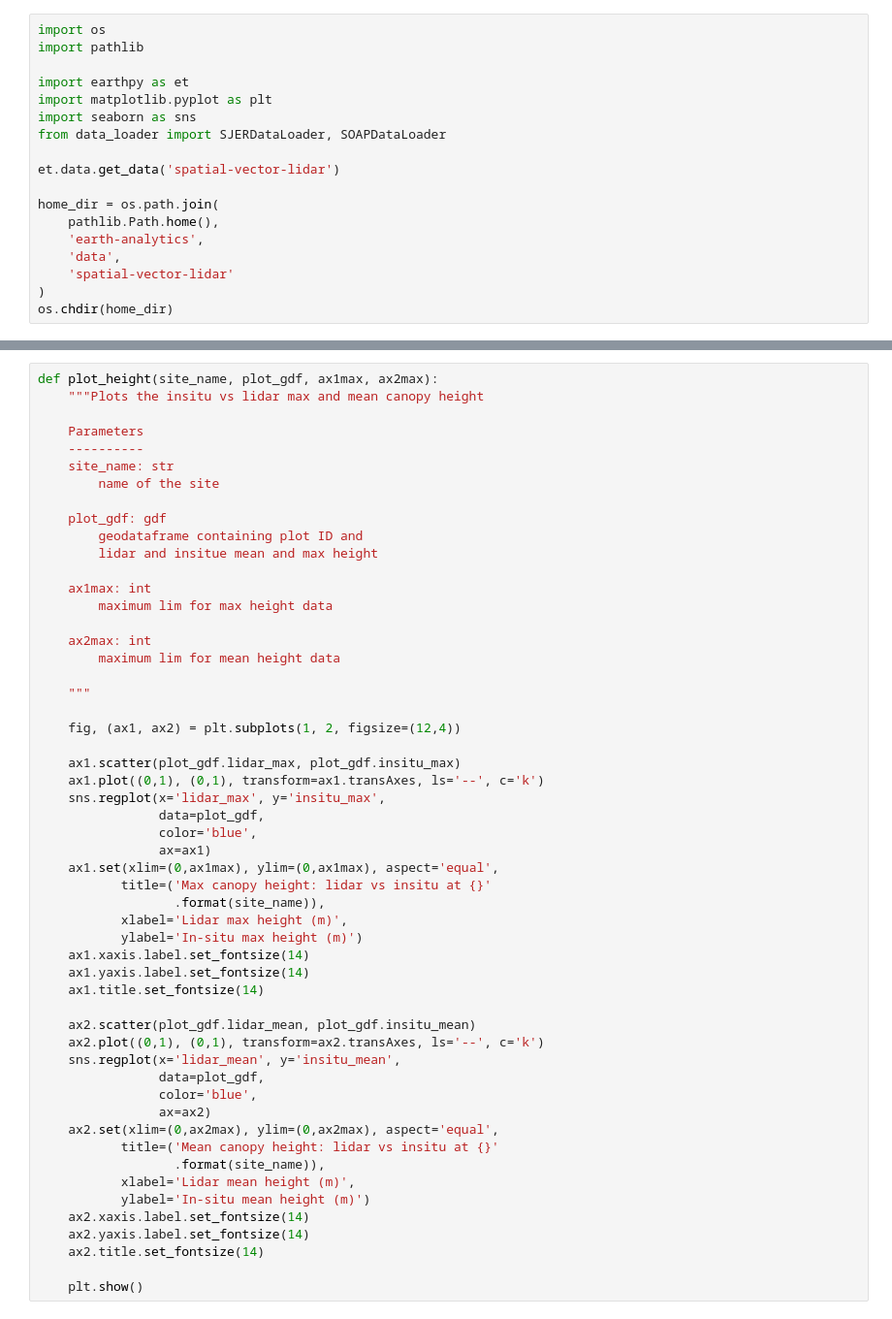
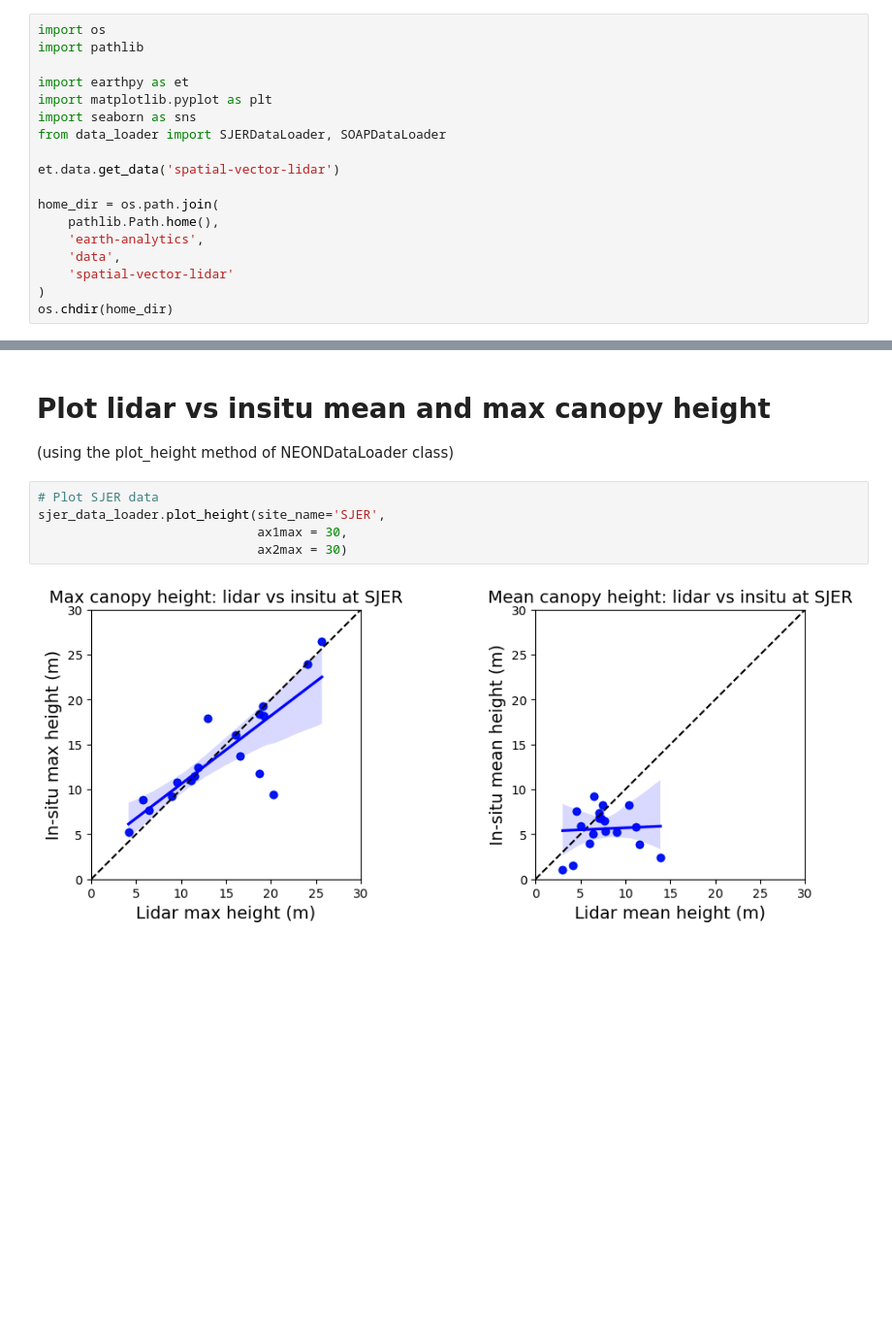
Before and after one commit to lechipman/lidar-uncertainty-2023-lchipman, a Jupyter notebook: lidar-uncertainty.ipynb, the cells around one changed output, grey strips where cells are left out. Shown: that part at 97% size. Saved outputs shown, nothing was run; the diff lists cells and outputs as text; blank space fills up the shorter version.

```diff
--- a/lidar-uncertainty.ipynb
+++ b/lidar-uncertainty.ipynb
@@ -73,55 +33,11 @@ soap_data_loader.height_stats.head()
-# %%
-def plot_height(site_name, plot_gdf, ax1max, ax2max):
-    """Plots the insitu vs lidar max and mean canopy height
-
-    Parameters
-    ----------
-    site_name: str
-        name of the site
-
-    plot_gdf: gdf
-        geodataframe containing plot ID and
-        lidar and insitue mean and max height
-
-    ax1max: int
-        maximum lim for max height data
-
-    ax2max: int
-        maximum lim for mean height data
-
-    """
-
-    fig, (ax1, ax2) = plt.subplots(1, 2, figsize=(12,4))
-
-    ax1.scatter(plot_gdf.lidar_max, plot_gdf.insitu_max)
-    ax1.plot((0,1), (0,1), transform=ax1.transAxes, ls='--', c='k')
-    sns.regplot(x='lidar_max', y='insitu_max',
-                data=plot_gdf,
-                color='blue',
-                ax=ax1)
-    ax1.set(xlim=(0,ax1max), ylim=(0,ax1max), aspect='equal',
-           title=('Max canopy height: lidar vs insitu at {}'
-                  .format(site_name)),
-           xlabel='Lidar max height (m)',
-           ylabel='In-situ max height (m)')
-    ax1.xaxis.label.set_fontsize(14)
-    ax1.yaxis.label.set_fontsize(14)
-    ax1.title.set_fontsize(14)
-
-    ax2.scatter(plot_gdf.lidar_mean, plot_gdf.insitu_mean)
-    ax2.plot((0,1), (0,1), transform=ax2.transAxes, ls='--', c='k')
-    sns.regplot(x='lidar_mean', y='insitu_mean',
-                data=plot_gdf,
-                color='blue',
-                ax=ax2)
-    ax2.set(xlim=(0,ax2max), ylim=(0,ax2max), aspect='equal',
-           title=('Mean canopy height: lidar vs insitu at {}'
-                  .format(site_name)),
-           xlabel='Lidar mean height (m)',
-           ylabel='In-situ mean height (m)')
-    ax2.xaxis.label.set_fontsize(14)
-    ax2.yaxis.label.set_fontsize(14)
-    ax2.title.set_fontsize(14)
-
-    plt.show()
+# %% [markdown]
+# Plot lidar vs insitu mean and max canopy height
+(using the plot_height method of NEONDataLoader class)
+# %%
+# Plot SJER data
+sjer_data_loader.plot_height(site_name='SJER',
+                             ax1max = 30,
+                             ax2max = 30)
+# %% [output]
+[figure, added]
 # %%
```
Also changed, not shown: parts of 7 cells of this notebook, 1 other file.
